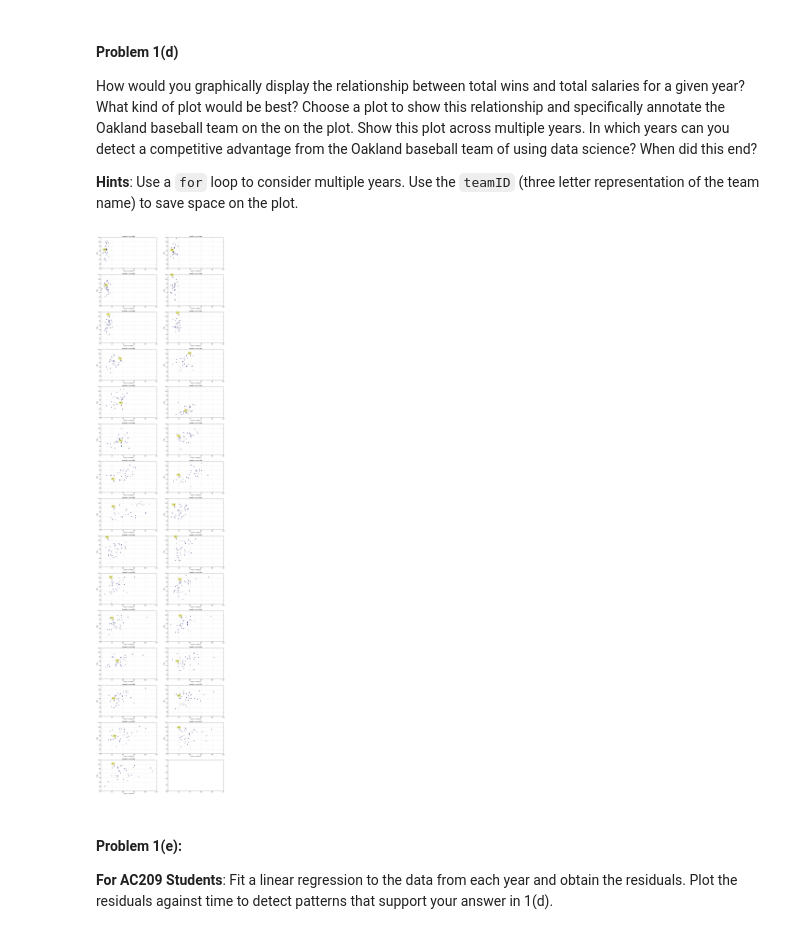
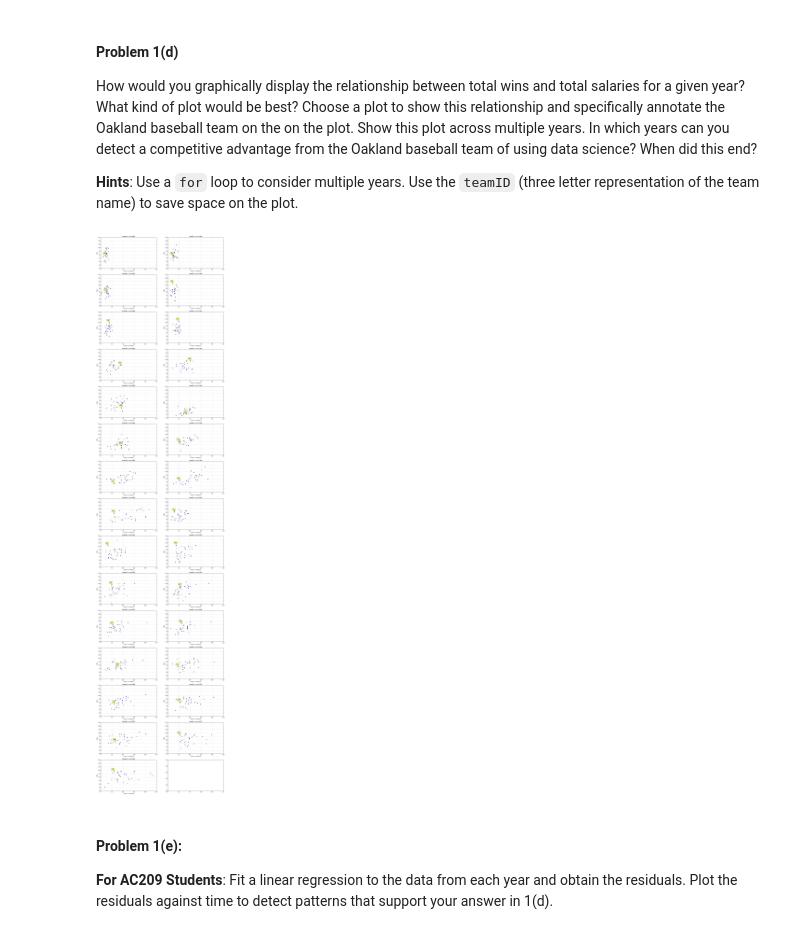
Before and after one commit to gaspaio/harvard-cs109-2014, a Jupyter notebook: homework-mine/HW1-mine.ipynb, the cells around one changed output. Saved outputs shown, nothing was run; the diff lists cells and outputs as text; code cells hidden in the pictures.

```diff
--- a/homework-mine/HW1-mine.ipynb
+++ b/homework-mine/HW1-mine.ipynb
@@ -101,35 +101,35 @@ years = teams['yearID'].unique()
 num_plots = len(years)
 f, axarr = plt.subplots(nrows = num_plots/2 + (num_plots % 2), ncols=2, figsize=(20,70))
 f.subplots_adjust(top=10, bottom=9)
 col = 1
 
 # Find Oakland teamID
 teamID = teams[teams["name"].str.contains("Oakland")].iloc[0].teamID
 
 for i in range(num_plots):
     data = teams[teams["yearID"] == years[i]]
     col = (col + 1) % 2
     ax = axarr[i/2, col]
     ax.scatter(data["salary"]/1e6, data["W"])
     if years[i] < 2000:
         ax.set_xlim(0,100)
     else:
         ax.set_xlim(0,250)
-    ax.set_ylim(40,110)
+    ax.set_ylim(40,130)
     ax.set_title("Data for year {0}".format(years[i]))
     ax.set_xlabel("Salary (in millions)")
     ax.set_ylabel("Wins")
     ax.grid()
     ax.annotate(teamID,
         xy=(data['salary'][data['teamID'] == teamID]/1e6, data['W'][data['teamID'] == teamID]),
         xytext=(-20,20), textcoords = "offset points",
         arrowprops={'arrowstyle': "->", 'edgecolor': "k", 'connectionstyle': "Arc3, rad=0.2"},
         bbox={'boxstyle': "round, pad=0.5", 'fc': "yellow", 'alpha': 0.5})
 
 
 plt.show()
 # %% [output]
-[figure, old version]
+[figure, new version]
 # %% [markdown]
 #### Problem 1(e):
 
```
Also changed, not shown: parts of 3 cells of this notebook.
